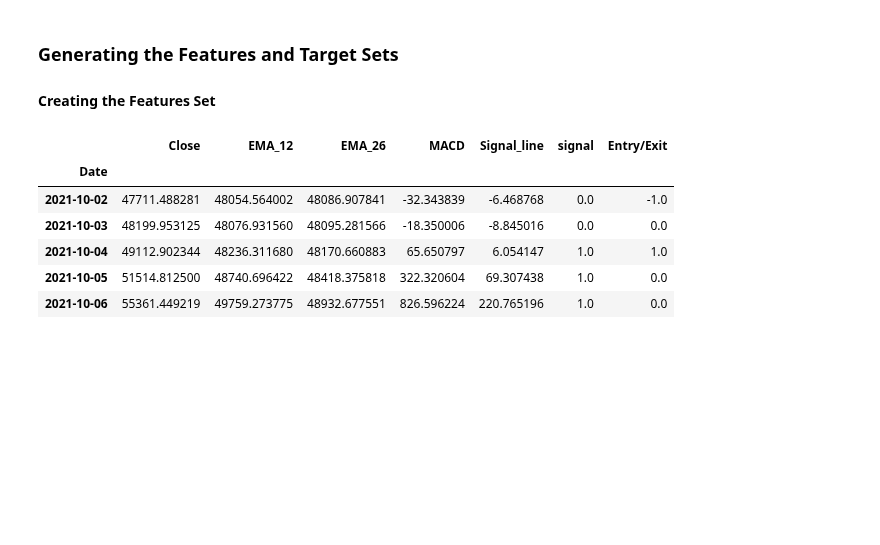
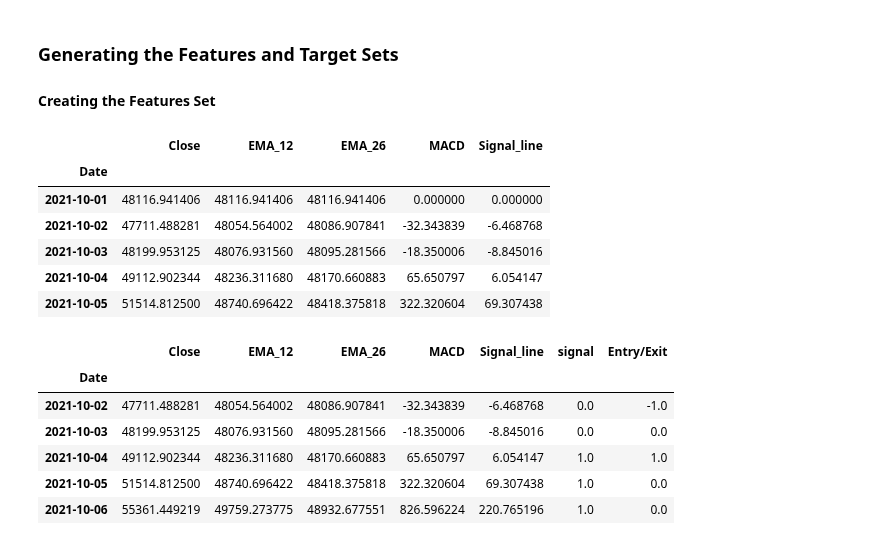
Before and after one commit to RJSMART-11/Project-2-Group-3, a Jupyter notebook: Trading-strategies/Vicky_MACD.ipynb, the cells around one changed output. Saved outputs shown, nothing was run; the diff lists cells and outputs as text; code cells hidden in the pictures; blank space fills up the shorter version.

Commit message:
Upload of updated MACD jypyter lab and README files

```diff
--- a/Trading-strategies/Vicky_MACD.ipynb
+++ b/Trading-strategies/Vicky_MACD.ipynb
@@ -105,6 +107,16 @@ signals['EMA_26'] = signals['Close'].ewm(span=26, adjust=False).mean()
 signals['MACD'] = signals["EMA_12"] - signals['EMA_26']
 # %%
 signals['Signal_line'] = signals['MACD'].ewm(span=9, adjust=False).mean()
+# %%
+signals.head()
+# %% [output]
+|  | Close | EMA_12 | EMA_26 | MACD | Signal_line |
+| Date |  |  |  |  |  |
+| 2021-10-01 | 48116.941406 | 48116.941406 | 48116.941406 | 0.000000 | 0.000000 |
+| 2021-10-02 | 47711.488281 | 48054.564002 | 48086.907841 | -32.343839 | -6.468768 |
+| 2021-10-03 | 48199.953125 | 48076.931560 | 48095.281566 | -18.350006 | -8.845016 |
+| 2021-10-04 | 49112.902344 | 48236.311680 | 48170.660883 | 65.650797 | 6.054147 |
+| 2021-10-05 | 51514.812500 | 48740.696422 | 48418.375818 | 322.320604 | 69.307438 |
 # %%
 # Create a new column in the `signal` called "signal" setting its value to zero.
 signals["signal"] = 0.0
```
Also changed, not shown: parts of 29 cells of this notebook, 4 other files.
